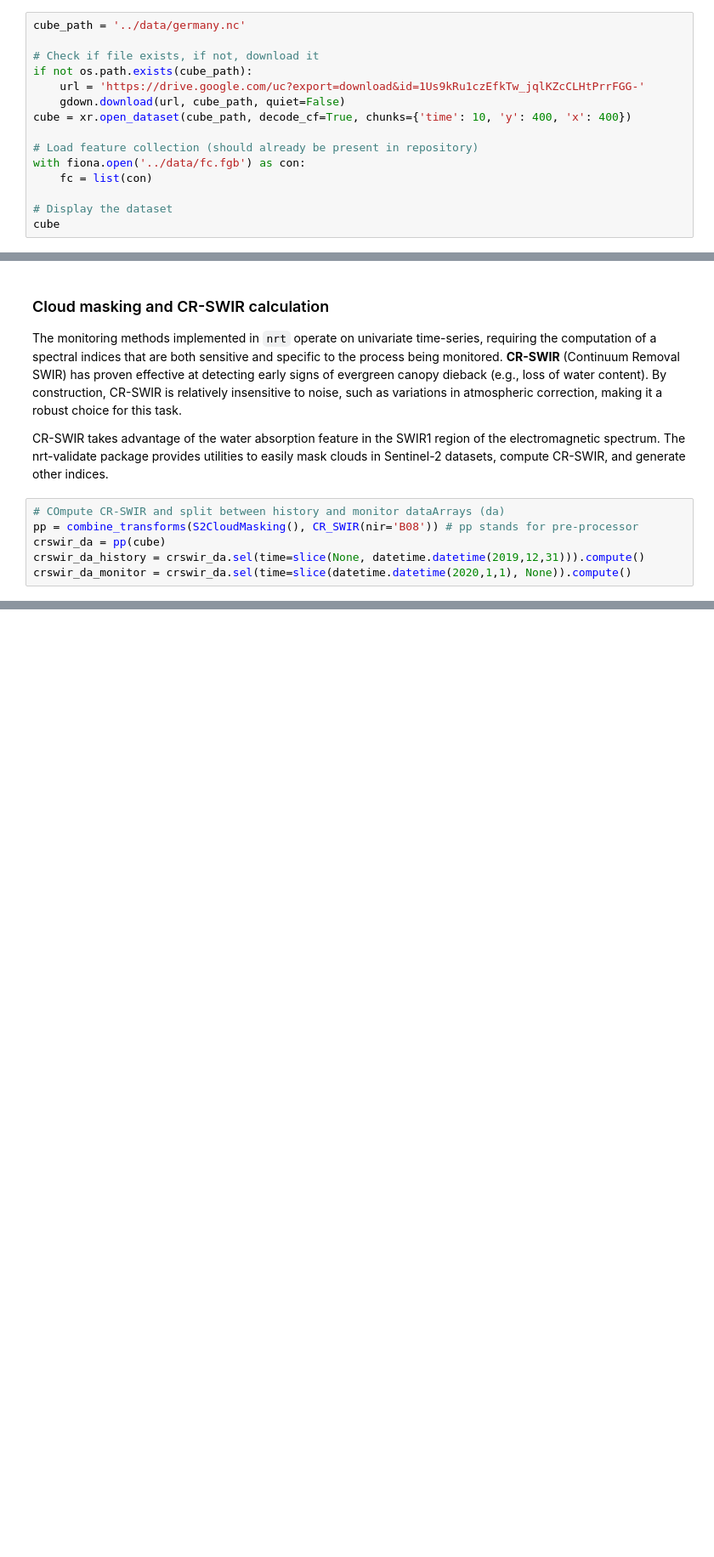
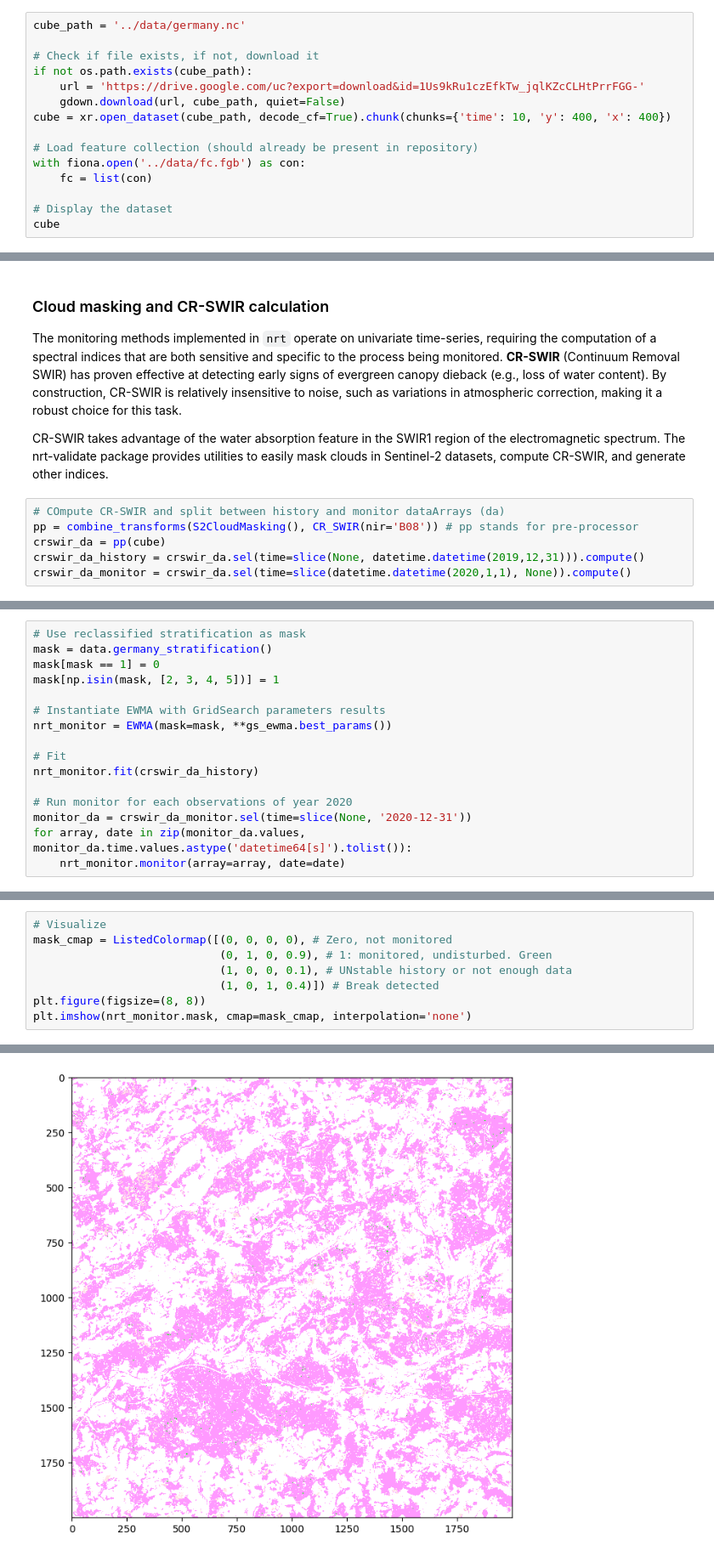
Before and after one commit to kenoz/OEMC2024_nrt-workshop, a Jupyter notebook: notebooks/nrt_forest_monitoring.ipynb, the cells around one changed output, grey strips where cells are left out. Shown at 85% size. Drawn from its saved outputs; the diff is of its cells as text; blank space fills up the shorter version.

```diff
--- a/notebooks/nrt_forest_monitoring.ipynb
+++ b/notebooks/nrt_forest_monitoring.ipynb
@@ -80,7 +91,7 @@ cube_path = '../data/germany.nc'
 if not os.path.exists(cube_path):
     url = 'https://drive.google.com/uc?export=download&id=1Us9kRu1czEfkTw_jqlKZcCLHtPrrFGG-'
     gdown.download(url, cube_path, quiet=False)
-cube = xr.open_dataset(cube_path, decode_cf=True, chunks={'time': 10, 'y': 400, 'x': 400})
+cube = xr.open_dataset(cube_path, decode_cf=True).chunk(chunks={'time': 10, 'y': 400, 'x': 400})
 
 # Load feature collection (should already be present in repository)
 with fiona.open('../data/fc.fgb') as con:
@@ -215,0 +264,16 @@ gs.results
+# %%
+# Use reclassified stratification as mask
+mask = data.germany_stratification()
+mask[mask == 1] = 0
+mask[np.isin(mask, [2, 3, 4, 5])] = 1
+
+# Instantiate EWMA with GridSearch parameters results
+nrt_monitor = EWMA(mask=mask, **gs_ewma.best_params())
+
+# Fit
+nrt_monitor.fit(crswir_da_history)
+
+# Run monitor for each observations of year 2020
+monitor_da = crswir_da_monitor.sel(time=slice(None, '2020-12-31'))
+for array, date in zip(monitor_da.values, monitor_da.time.values.astype('datetime64[s]').tolist()):
+    nrt_monitor.monitor(array=array, date=date)
@@ -215,0 +282,9 @@ gs.results
+# %%
+# Visualize
+mask_cmap = ListedColormap([(0, 0, 0, 0), # Zero, not monitored
+                            (0, 1, 0, 0.9), # 1: monitored, undisturbed. Green
+                            (1, 0, 0, 0.1), # UNstable history or not enough data
+                            (1, 0, 1, 0.4)]) # Break detected
+plt.figure(figsize=(8, 8))
+plt.imshow(nrt_monitor.mask, cmap=mask_cmap, interpolation='none')
+# %% [output]
@@ -215,0 +292 @@ gs.results
+[figure, added]
```
Also changed, not shown: parts of 14 cells of this notebook, 1 other file.
